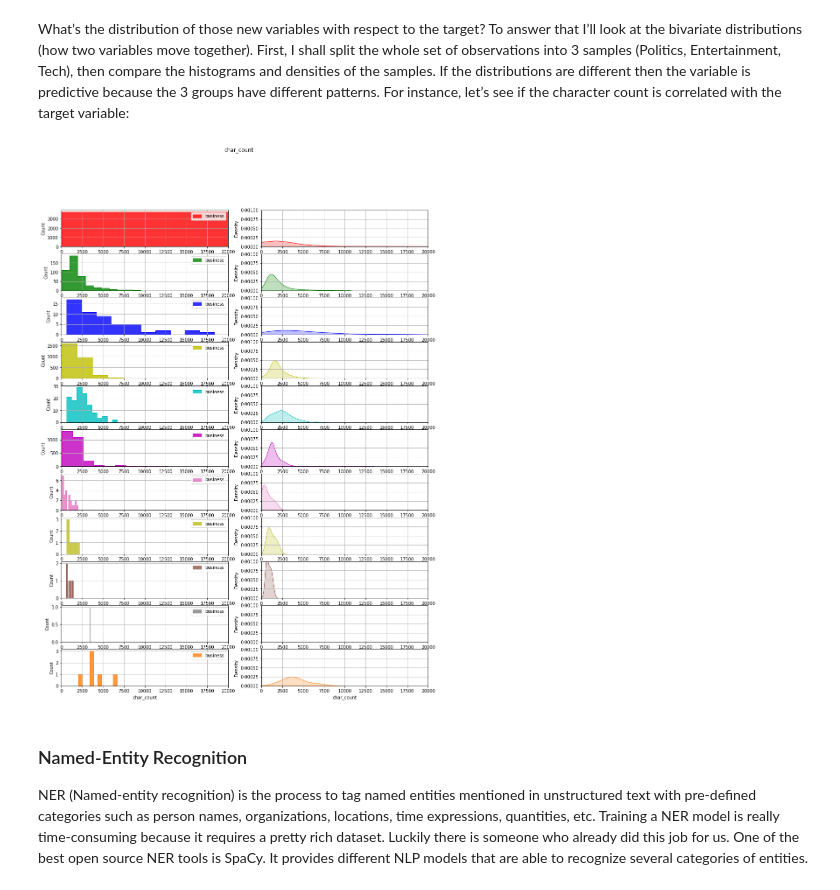
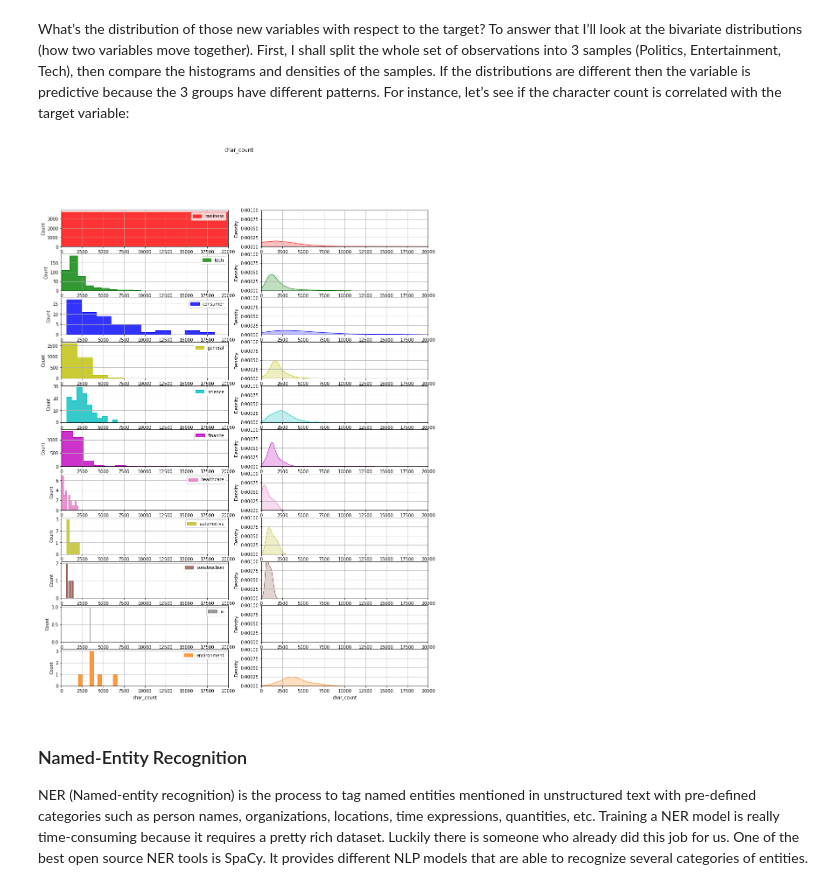
Before and after one commit to asaee/ML_capstone_springboard, a Jupyter notebook: notebooks/3.0-ra-EDA-and-Feature-Engineering.ipynb, the cells around one changed output. Saved outputs shown, nothing was run; the diff lists cells and outputs as text; code cells hidden in the pictures.

```diff
--- a/notebooks/3.0-ra-EDA-and-Feature-Engineering.ipynb
+++ b/notebooks/3.0-ra-EDA-and-Feature-Engineering.ipynb
@@ -47,30 +47,30 @@ For instance, let’s see if the character count is correlated with the target v
 # %%
 x, y = "char_count", "topic_area"
 fig, ax = plt.subplots(nrows=11, ncols=2, figsize=(15,20))
 fig.suptitle(x, fontsize=12)
 colors = {'business':'r', 'tech':'g', 'consumer':'b', 'general':'y', 'science':'c', 'finance':'m',
           'healthcare':'tab:pink', 'automotive':'tab:olive', 'construction':'tab:brown', 'ai':'tab:gray',
           'environment':'tab:orange'}
 count_rows = 0
 for i in df_eda[y].unique():
     sns.histplot(df_eda[df_eda[y]==i][x], color = colors[i],
                  bins=10, alpha=0.8, element="step",
-                 ax=ax[count_rows, 0])
+                 label=i, ax=ax[count_rows, 0])
     sns.kdeplot(df_eda[df_eda[y]==i][x], shade=True, warn_singular=False,
                  color=colors[i], ax=ax[count_rows, 1])
 
     ax[count_rows, 0].grid(True)
-    ax[count_rows, 0].legend(df_eda[y].unique())
+    ax[count_rows, 0].legend()
     ax[count_rows, 0].set_xlim(0,20000)
 
     ax[count_rows, 1].grid(True)
     ax[count_rows, 1].set_xlim(0,20000)
     ax[count_rows, 1].set_ylim(0,0.001)
     count_rows += 1
 
 plt.show();
 # %% [output]
-[figure, old version]
+[figure, new version]
 # %% [markdown]
 ### Named-Entity Recognition
 
```
Also changed, not shown: parts of 1 cell of this notebook.
